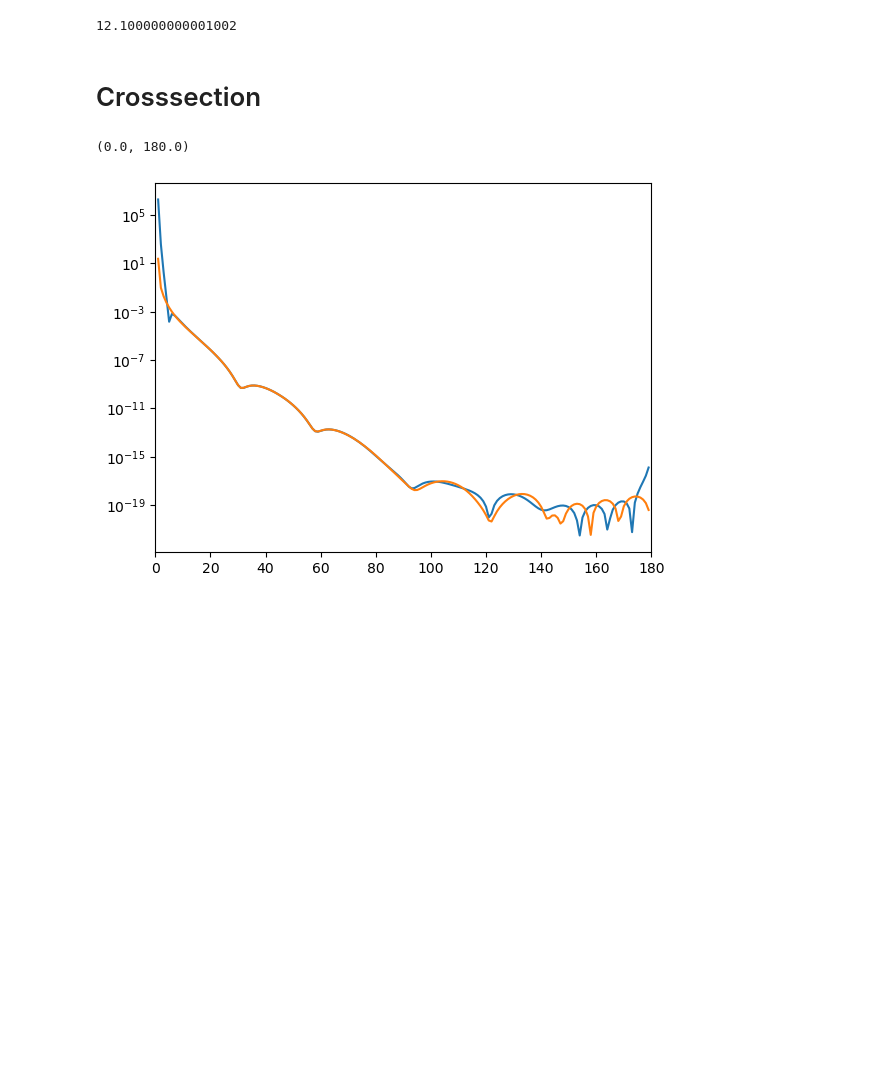
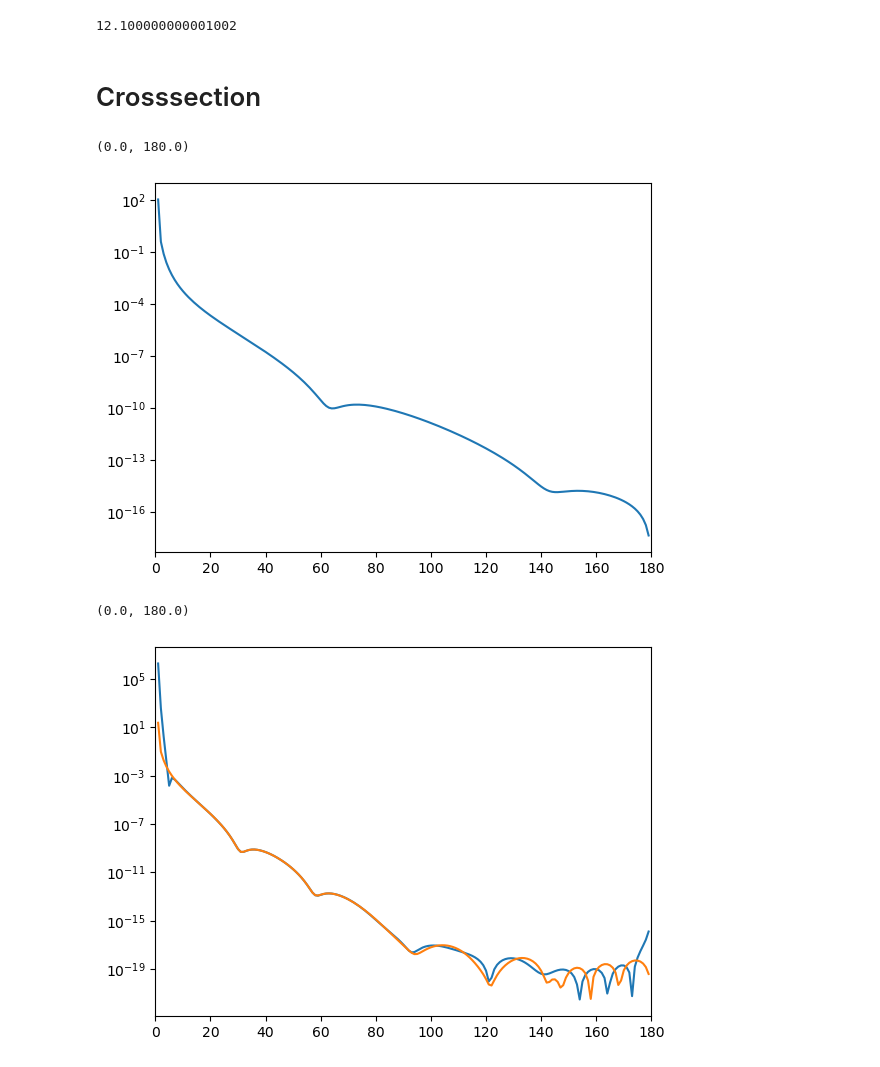
Before and after one commit to Partynumbers42/phasr, a Jupyter notebook: TemporaryTesting.ipynb, the cells around one changed output. Saved outputs shown, nothing was run; the diff lists cells and outputs as text; code cells hidden in the pictures; blank space fills up the shorter version.

```diff
--- a/TemporaryTesting.ipynb
+++ b/TemporaryTesting.ipynb
@@ -1712,6 +1712,14 @@ A_Al27=np.array([0.43418e-1,0.60298e-1,0.28950e-2,-0.23522e-1,-0.79791e-2,0.2301
 R_Al27=7
 # %%
 Al = phr.nucleus('test2_Al27',Z=13,A=27,ai=A_Al27,R=7)
+# %%
+theta=np.arange(1,180,1)
+plt.plot(theta,phr.crosssection_lepton_nucleus_scattering(250,theta*pi/180,Al))
+plt.yscale('log')
+plt.xlim(0,180)
+# %% [output]
+(0.0, 180.0)
+[figure, added]
 # %%
 theta=np.arange(1,180,1)
 plt.plot(theta,phr.crosssection_lepton_nucleus_scattering(500,theta*pi/180,Al,subtractions=3,N_partial_waves=20,recoil=True,verbose=False,phase_difference_limit=1e-7))
```
Also changed, not shown: parts of 3 cells of this notebook, 1 other file.
